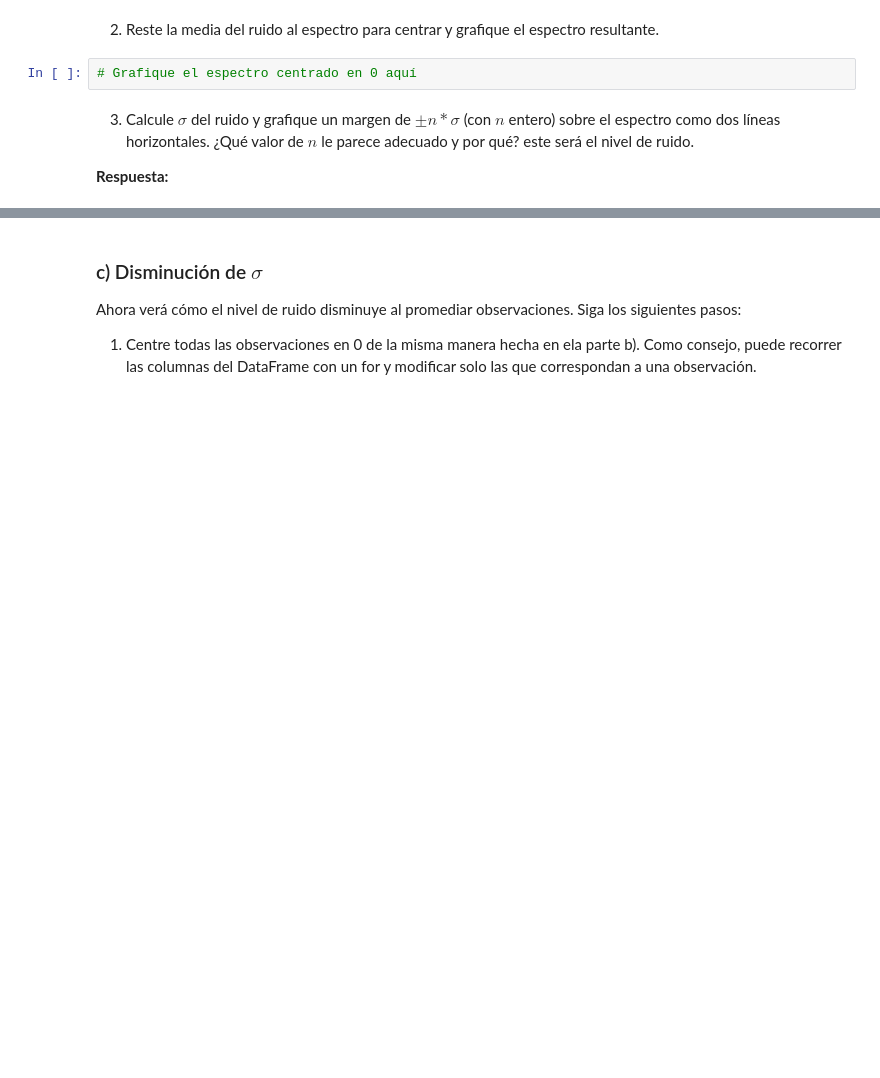
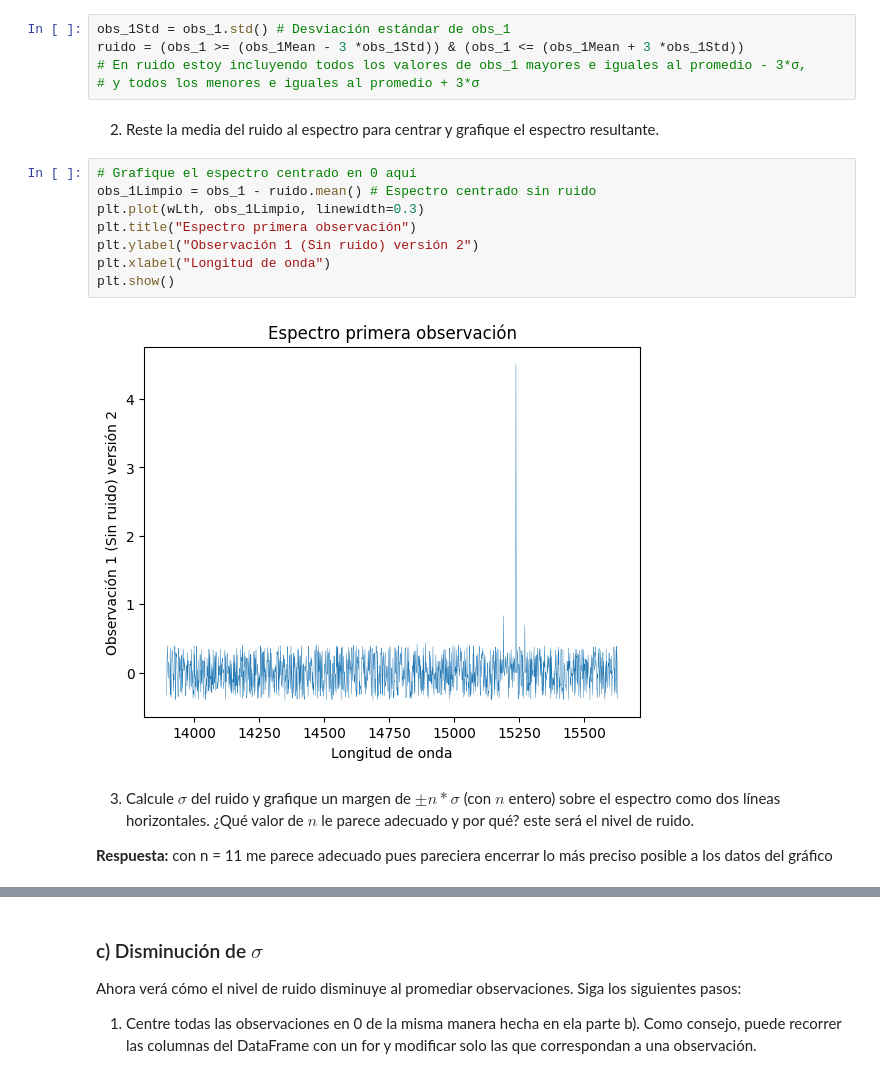
Before and after one commit to FPereiraI/Tarea-2, a Jupyter notebook: Tarea2.ipynb, the cells around one changed output, grey strips where cells are left out. Cells and saved outputs as stored; diff of their text form; blank space fills up the shorter version.

```diff
--- a/Tarea2.ipynb
+++ b/Tarea2.ipynb
@@ -243,8 +274,21 @@ ruido =
+# %%
+obs_1Std = obs_1.std() # Desviación estándar de obs_1
+ruido = (obs_1 >= (obs_1Mean - 3 *obs_1Std)) & (obs_1 <= (obs_1Mean + 3 *obs_1Std))
+# En ruido estoy incluyendo todos los valores de obs_1 mayores e iguales al promedio - 3*σ,
+# y todos los menores e iguales al promedio + 3*σ
 # %% [markdown]
 2. Reste la media del ruido al espectro para centrar y grafique el espectro resultante.
-# %%
-# Grafique el espectro centrado en 0 aquí
+# %%
+# Grafique el espectro centrado en 0 aquí
+obs_1Limpio = obs_1 - ruido.mean() # Espectro centrado sin ruido
+plt.plot(wLth, obs_1Limpio, linewidth=0.3)
+plt.title("Espectro primera observación")
+plt.ylabel("Observación 1 (Sin ruido) versión 2")
+plt.xlabel("Longitud de onda")
+plt.show()
+# %% [output]
+[figure, added]
 # %% [markdown]
 3. Calcule $\sigma$ del ruido y grafique un margen de $\pm n*\sigma$ (con $n$ entero) sobre el espectro como dos líneas horizontales. ¿Qué valor de $n$ le parece adecuado y por qué? este será el nivel de ruido.
 
-**Respuesta:**
+**Respuesta:** con n = 11 me parece adecuado pues pareciera encerrar lo más preciso posible a los datos del gráfico
```
Also changed, not shown: parts of 18 cells of this notebook.
